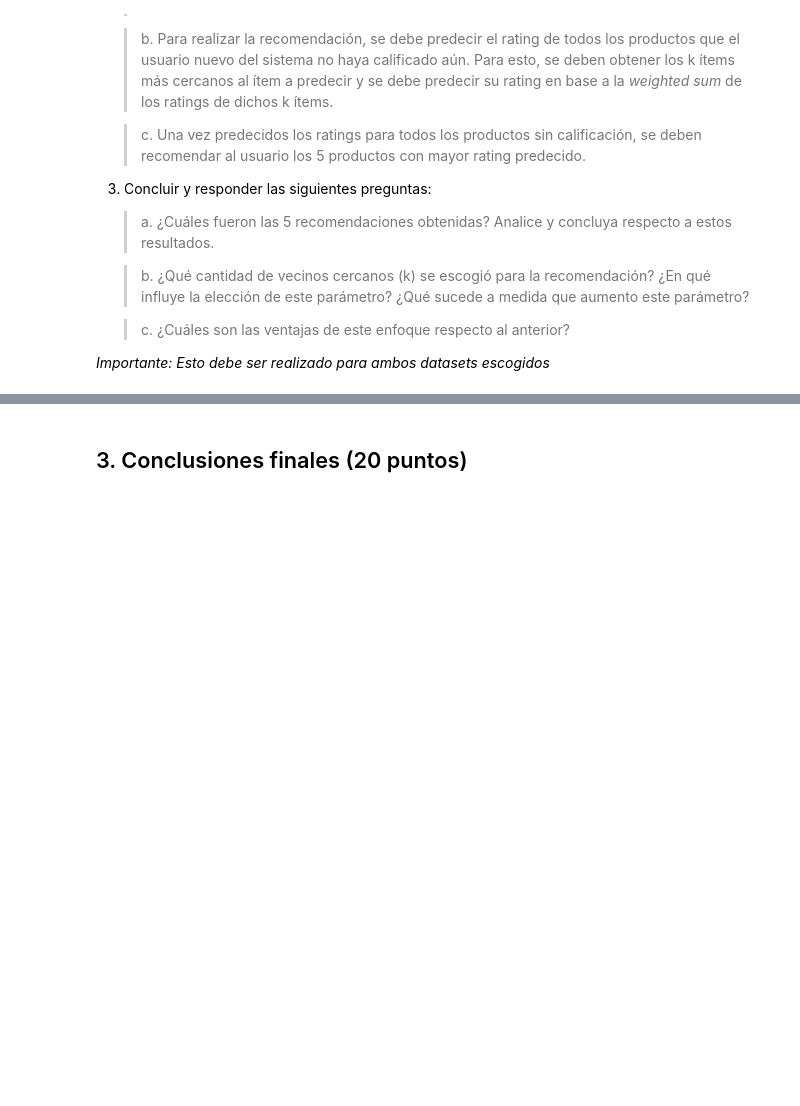
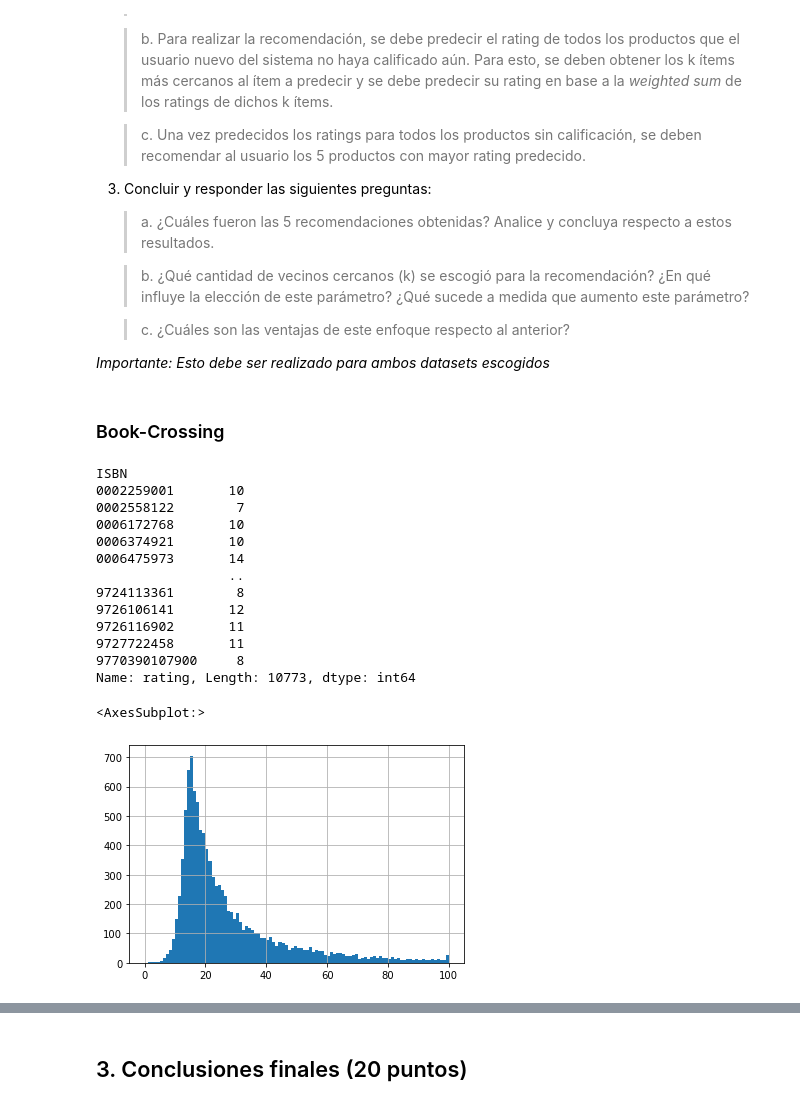
Before and after one commit to luciofondon98/Reconocimiento-de-Patrones-2021-1, a Jupyter notebook: Tarea 3/Tarea 3 - INF 479.ipynb, the cells around one changed output, grey strips where cells are left out. Cells and saved outputs as stored; diff of their text form; code cells hidden in the pictures; blank space fills up the shorter version.

```diff
--- a/Tarea 3/Tarea 3 - INF 479.ipynb
+++ b/Tarea 3/Tarea 3 - INF 479.ipynb
@@ -645,3 +322,27 @@ La segunda parte de la tarea constará de las siguientes secciones:
 
 
 <i>Importante: Esto debe ser realizado para ambos datasets escogidos</i>
+# %% [markdown]
+###  Book-Crossing
+# %%
+# distribution of ratings per item
+# (we may want to exclude items without many data points)
+ratings_per_items = df_BX_ratings.groupby('ISBN')['rating'].count()
+display(ratings_per_items)
+ratings_per_items.hist(bins=100, range=(0,100))
+# %% [output]
+ISBN
+0002259001       10
+0002558122        7
+0006172768       10
+0006374921       10
+0006475973       14
+                 ..
+9724113361        8
+9726106141       12
+9726116902       11
+9727722458       11
+9770390107900     8
+Name: rating, Length: 10773, dtype: int64
+<AxesSubplot:>
+[figure, added]
```
Also changed, not shown: parts of 53 cells of this notebook.
